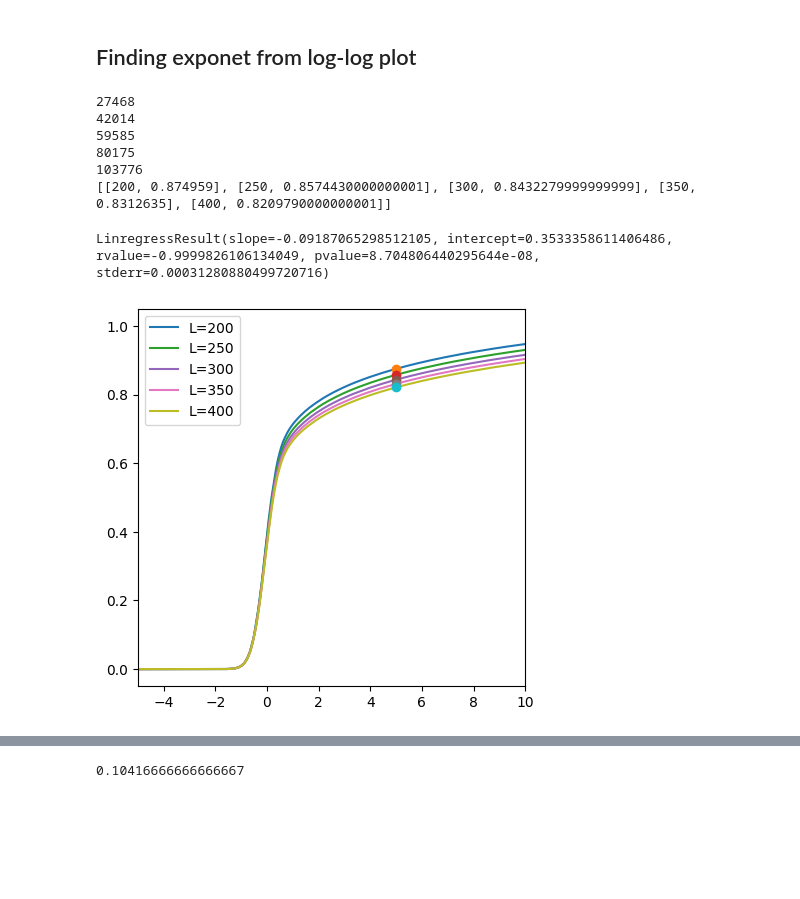
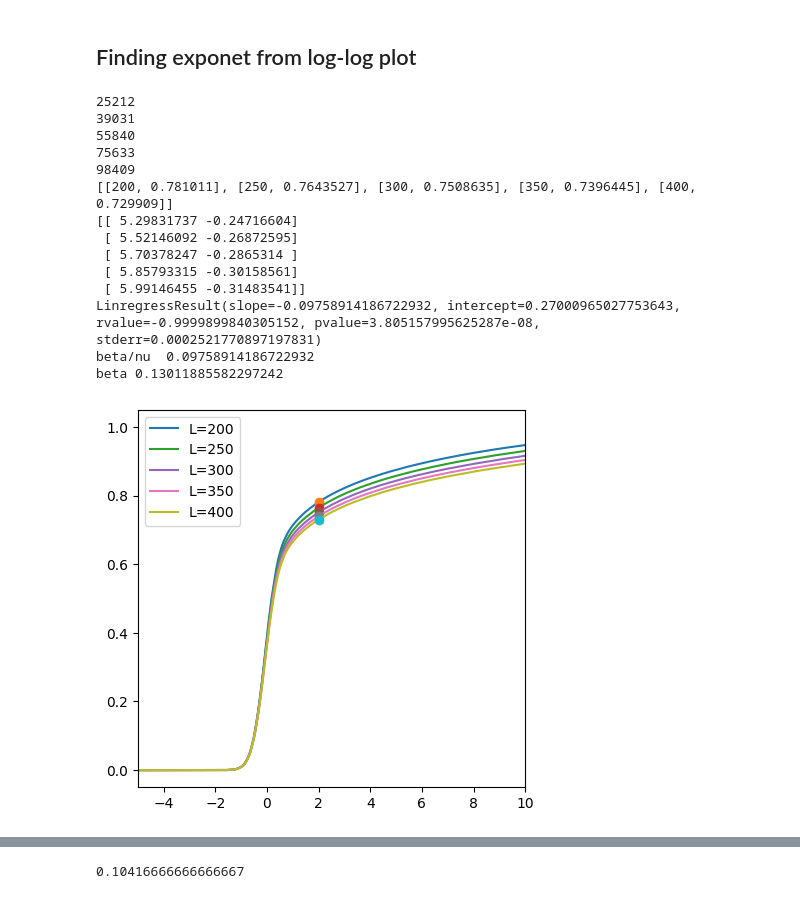
Before and after one commit to rg-nep/RedefinitionOfSitePercolation, a Jupyter notebook: jupyter-notebook/order-parameter.ipynb, the cells around one changed output, grey strips where cells are left out. Saved outputs shown, nothing was run; the diff lists cells and outputs as text; code cells hidden in the pictures; blank space fills up the shorter version.

```diff
--- a/jupyter-notebook/order-parameter.ipynb
+++ b/jupyter-notebook/order-parameter.ipynb
@@ -107,7 +108,7 @@ in_data_dir = "../data/site-percolation/"
 #### signatures
 # %%
 signature = 'sq_lattice_site_percolation_periodic_'
-files = glob.glob(in_data_dir + signature + '_[000-999]*')
+files = glob.glob(in_data_dir + signature + '*[000-999]*txt')
 
 # print("chosen signature")
 print(signature)
@@ -135,10 +131,12 @@ lengths = np.arange(200, 450, 50)
 data = dict()
 ensembles = dict()
 for file in files:
-    f = open(file)
-    l = f.readline()
+    with open(file) as f:
 
-    header = json.loads(l)
+        line = f.readline()
+        if line[0] == '#':
+            line=line[1:]
+        header = json.loads(line)
     print(header)
     L = int(header['length'])
     ensmbl = int(header['ensemble_size'])
@@ -323,20 +316,29 @@ def get_heights(one_by_nu, at_x):
     print(height_data)
     return height_data
 # %%
-at_x = 5
+at_x = 2
 # %%
 heights = get_heights(one_by_nu, at_x)
 heights = np.log(heights)
-heights
+print(heights)
 regress = stats.linregress(heights[:,0], heights[:,1])
-regress
+print(regress)
+print("beta/nu ", abs(regress[0]))
+print("beta", abs(regress[0])/one_by_nu)
 # %% [output]
-27468
-42014
-59585
-80175
-103776
-[[200, 0.874959], [250, 0.8574430000000001], [300, 0.8432279999999999], [350, 0.8312635], [400, 0.8209790000000001]]
+25212
+39031
+55840
+75633
+98409
+[[200, 0.781011], [250, 0.7643527], [300, 0.7508635], [350, 0.7396445], [400, 0.729909]]
+[[ 5.29831737 -0.24716604]
+ [ 5.52146092 -0.26872595]
+ [ 5.70378247 -0.2865314 ]
+ [ 5.85793315 -0.30158561]
+ [ 5.99146455 -0.31483541]]
+LinregressResult(slope=-0.09758914186722932, intercept=0.27000965027753643, rvalue=-0.9999899840305152, pvalue=3.805157995625287e-08, stderr=0.0002521770897197831)
+beta/nu  0.09758914186722932
+beta 0.13011885582297242
-LinregressResult(slope=-0.09187065298512105, intercept=0.3533358611406486, rvalue=-0.9999826106134049, pvalue=8.704806440295644e-08, stderr=0.00031280880499720716)
-[figure, old version]
+[figure, new version]
 # %%
```
Also changed, not shown: parts of 6 cells of this notebook, 3 other files.
